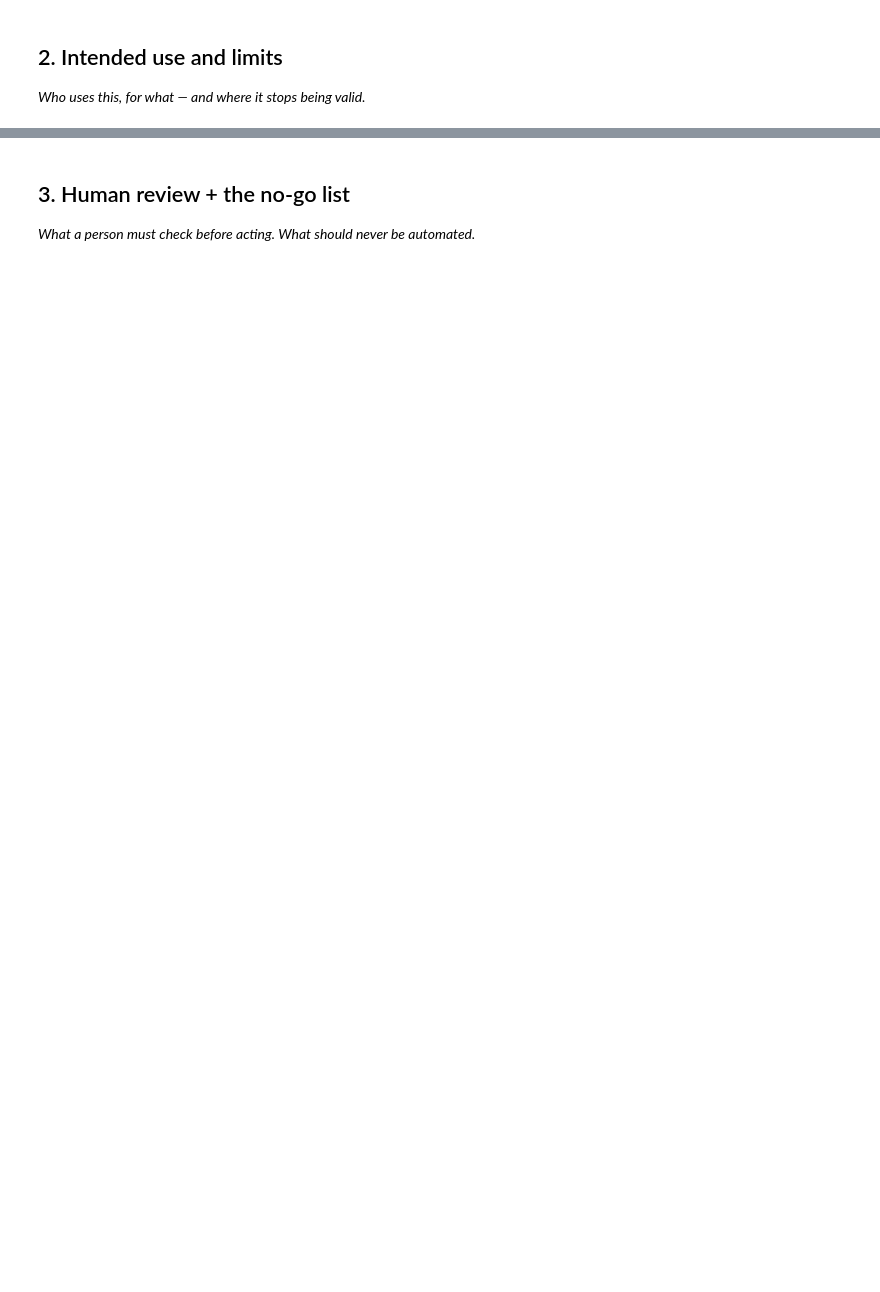
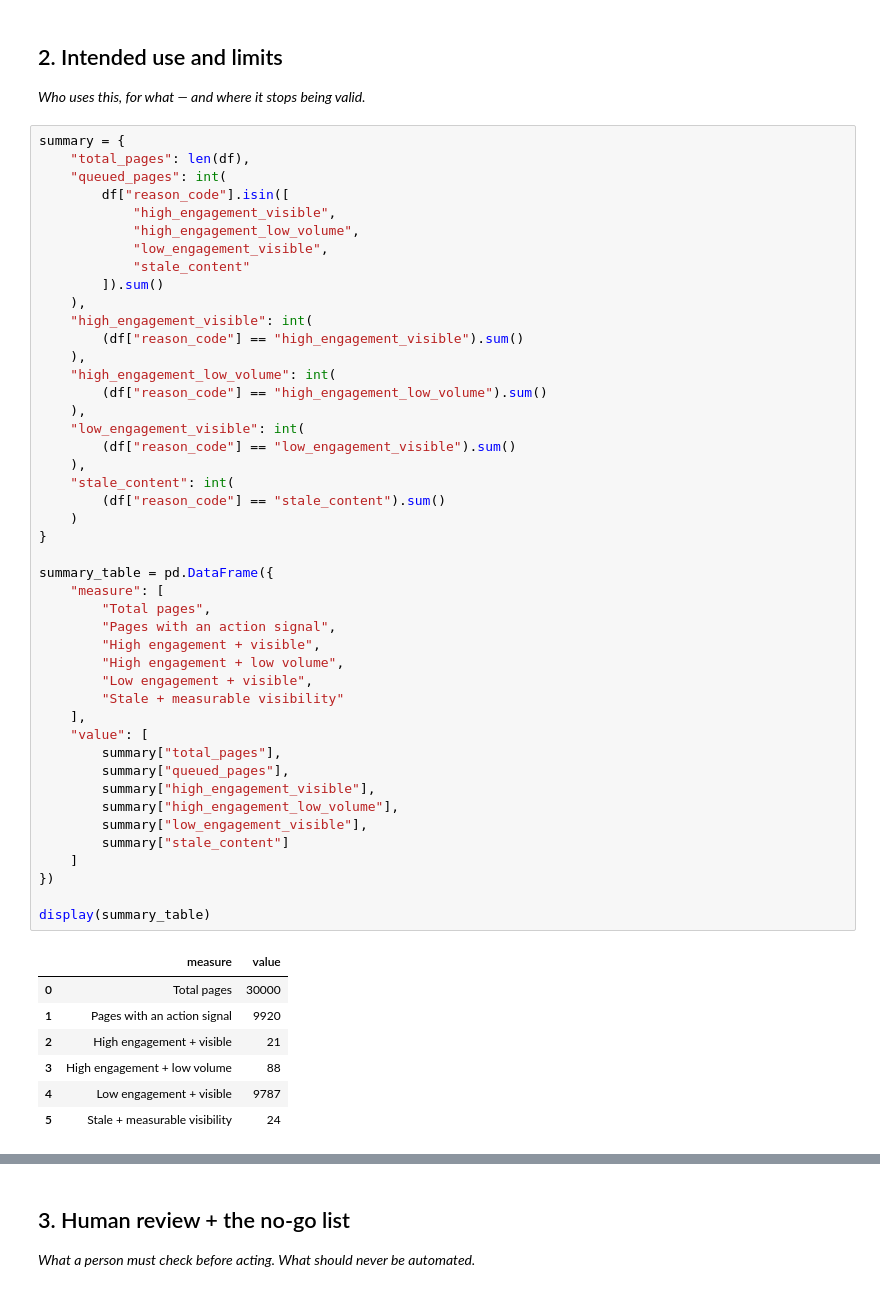
Before and after one commit to pr120107/flyrank-ml-internship, a Jupyter notebook: work/notebooks/w07_action_playbook.ipynb, the cells around one changed output, grey strips where cells are left out. Cells and saved outputs as stored; diff of their text form; blank space fills up the shorter version.

Commit message:
Complete Week 7 action playbook

```diff
--- a/work/notebooks/w07_action_playbook.ipynb
+++ b/work/notebooks/w07_action_playbook.ipynb
@@ -14,3 +212,56 @@ This skeleton is yours to fill. Work the sections **in order** — each one has
 ## 2. Intended use and limits
 
 *Who uses this, for what — and where it stops being valid.*
+# %%
+summary = {
+    "total_pages": len(df),
+    "queued_pages": int(
+        df["reason_code"].isin([
+            "high_engagement_visible",
+            "high_engagement_low_volume",
+            "low_engagement_visible",
+            "stale_content"
+        ]).sum()
+    ),
+    "high_engagement_visible": int(
+        (df["reason_code"] == "high_engagement_visible").sum()
+    ),
+    "high_engagement_low_volume": int(
+        (df["reason_code"] == "high_engagement_low_volume").sum()
+    ),
+    "low_engagement_visible": int(
+        (df["reason_code"] == "low_engagement_visible").sum()
+    ),
+    "stale_content": int(
+        (df["reason_code"] == "stale_content").sum()
+    )
+}
+
+summary_table = pd.DataFrame({
+    "measure": [
+        "Total pages",
+        "Pages with an action signal",
+        "High engagement + visible",
+        "High engagement + low volume",
+        "Low engagement + visible",
+        "Stale + measurable visibility"
+    ],
+    "value": [
+        summary["total_pages"],
+        summary["queued_pages"],
+        summary["high_engagement_visible"],
+        summary["high_engagement_low_volume"],
+        summary["low_engagement_visible"],
+        summary["stale_content"]
+    ]
+})
+
+display(summary_table)
+# %% [output]
+|  | measure | value |
+| 0 | Total pages | 30000 |
+| 1 | Pages with an action signal | 9920 |
+| 2 | High engagement + visible | 21 |
+| 3 | High engagement + low volume | 88 |
+| 4 | Low engagement + visible | 9787 |
+| 5 | Stale + measurable visibility | 24 |
```
Also changed, not shown: parts of 14 cells of this notebook.
